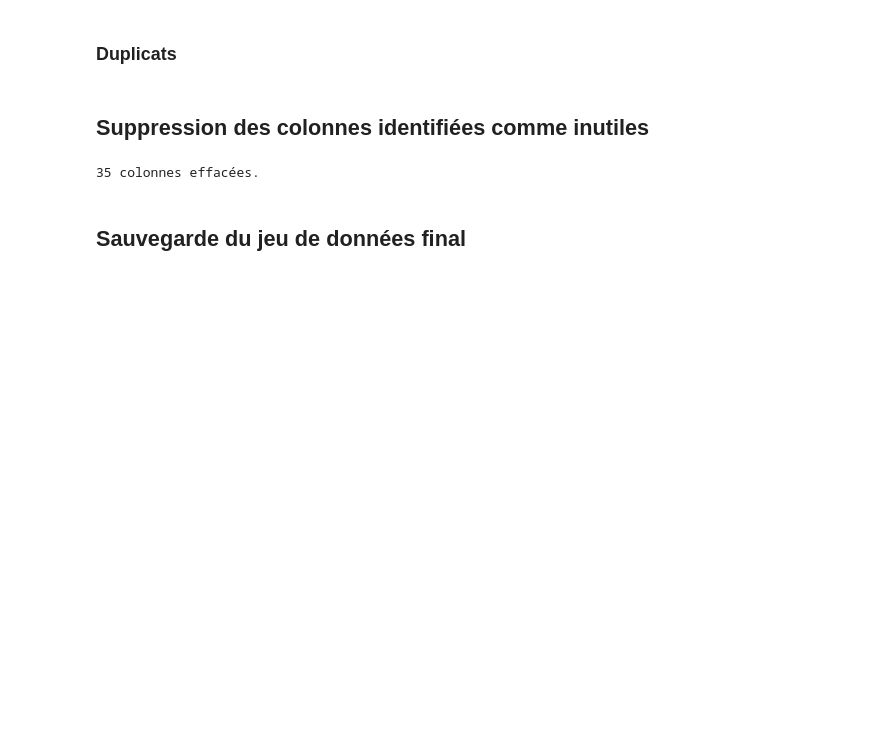
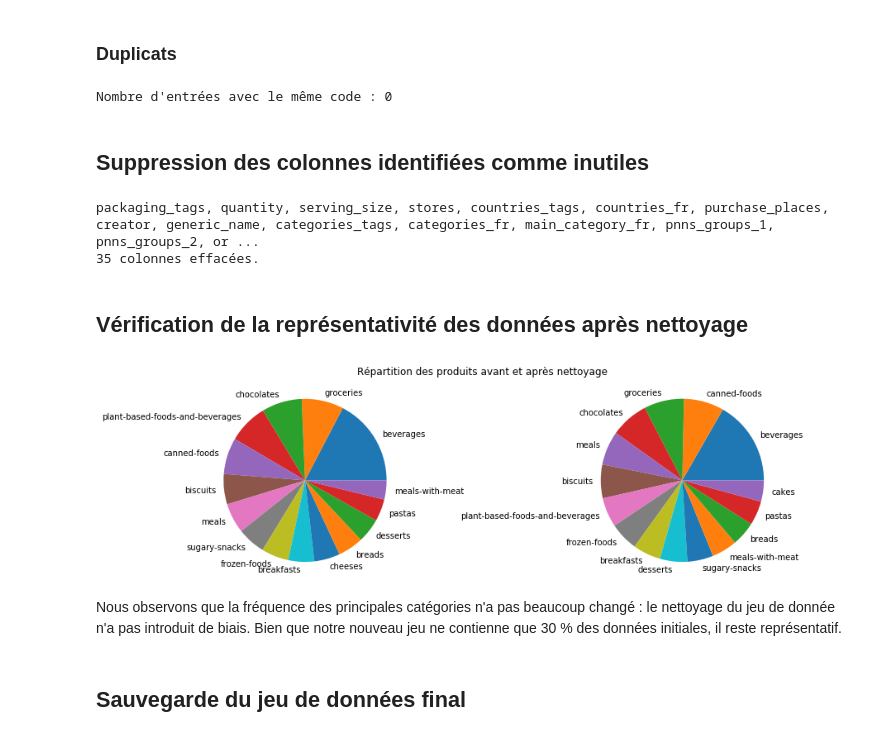
Before and after one commit to RegisC/JupyterNotebooks, a Jupyter notebook: Parcours Data Scientist/Projet2-Nettoyage.ipynb, the cells around one changed output. Drawn from its saved outputs; the diff is of its cells as text; code cells hidden in the pictures; blank space fills up the shorter version.

```diff
--- a/Parcours Data Scientist/Projet2-Nettoyage.ipynb
+++ b/Parcours Data Scientist/Projet2-Nettoyage.ipynb
@@ -181,0 +200,2 @@ Cet attribut, bien qu'a priori sans lien direct avec la qualité nutritionnelle
+# %%
+data['brands_tags'] = data['brands_tags'].str.title() # capitalise les débuts de mots
@@ -182,3 +204,5 @@ Cet attribut, bien qu'a priori sans lien direct avec la qualité nutritionnelle
+# %%
+data['main_brand'] = data['brands_tags'].str.split(pat=',').str[0]
 # %% [markdown]
 ### Conditionnement
 # %%
@@ -266,6 +290,10 @@ print_col_info('main_category')
 # %% [output]
 Nombre d'entrées manquantes : 236406 (73.70%)
 Valeurs les plus courantes : en:beverages ; en:groceries ; en:chocolates ; en:plant-based-foods-and-beverages ; en:canned-foods ; en:biscuits ; en:meals ; en:sugary-snacks ; en:frozen-foods ; en:break ...
+# %%
+# Nous gardons une trace de la répartition des produits parmi les principales catégories
+orig_top_categories = data['main_category'].value_counts().head(15)
+orig_top_categories.index = orig_top_categories.index.str[3:]
 # %%
 print_col_info('main_category_fr')
 # %% [output]
@@ -519,6 +547,13 @@ for c in cols:
         print(f"Valeurs > 100 dans {c} sur {sum(mask)} ligne(s)")
         count = count + sum(mask)
         data = data[~mask]
+# nous traitons la colonne énergie/100g séparément
+col = 'energy_100g'
+mask = data[col] > 10000 # un adulte consomme en moyenne 8000 kJ par jour
+if sum(mask) > 0:
+    print(f"Valeurs > 10000 dans {col} sur {sum(mask)} ligne(s)")
+    data = data[~mask]
+    count = count + sum(mask)
 print(f"Nombre d'entrées effacées : {count}")
 print(f"Nouveau nombre d'entrées : {len(data)}")
 # %% [output]
@@ -639,12 +675,38 @@ Un examen rapide nous montre que notre filtre sélectionne indûment 3 produits
 # %% [markdown]
 ### Duplicats
+# %%
+dup = data.duplicated(subset=['code'], keep=False)
+print(f"Nombre d'entrées avec le même code : {dup.sum()}")
+# %% [output]
+Nombre d'entrées avec le même code : 0
 # %% [markdown]
 ## Suppression des colonnes identifiées comme inutiles
 # %%
+print(", ".join(columns_to_be_deleted))
 data.drop(columns=columns_to_be_deleted, inplace=True, errors='ignore')
 print(f"{len(columns_to_be_deleted)} colonnes effacées.")
 # %% [output]
+packaging_tags, quantity, serving_size, stores, countries_tags, countries_fr, purchase_places, creator, generic_name, categories_tags, categories_fr, main_category_fr, pnns_groups_1, pnns_groups_2, or ...
 35 colonnes effacées.
+# %% [markdown]
+## Vérification de la représentativité des données après nettoyage
+# %%
+fig, axes = plt.subplots(1, 2, figsize=(15, 4))
+# catégories originales
+orig_top_categories.plot.pie(ax=axes[0])
+axes[0].axis('equal');
+axes[0].set_ylabel('');
+# catégories après nettoyage
+top_categories = data['main_category'].dropna().value_counts().head(15)
+top_categories.index = top_categories.index.str[3:] # élimine le préfixe
+top_categories.plot.pie(ax=axes[1]);
+axes[1].axis('equal');
+axes[1].set_ylabel('');
+fig.suptitle('Répartition des produits avant et après nettoyage');
+# %% [output]
+[figure, added]
+# %% [markdown]
+Nous observons que la fréquence des principales catégories n'a pas beaucoup changé : le nettoyage du jeu de donnée n'a pas introduit de biais. Bien que notre nouveau jeu ne contienne que 30 % des données initiales, il reste représentatif.
 # %% [markdown]
 ## Sauvegarde du jeu de données final
 # %%
```
Also changed, not shown: parts of 17 cells of this notebook.
